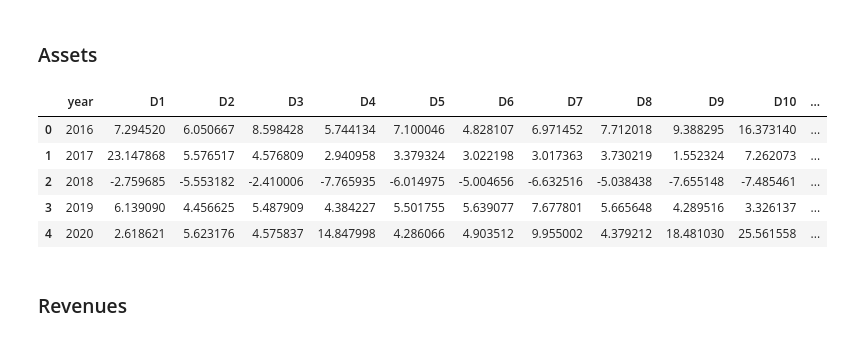
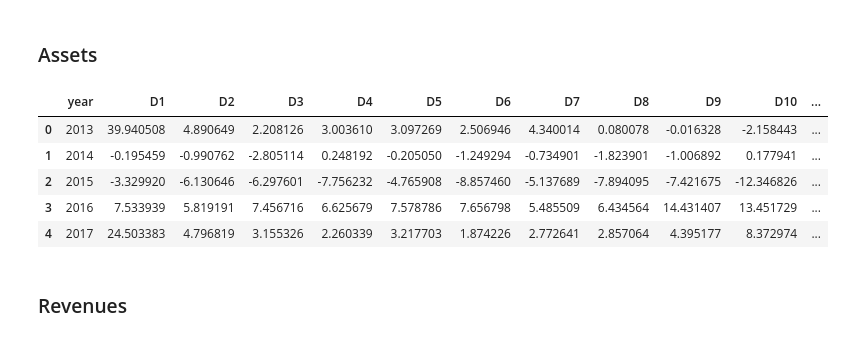
Before and after one commit to DominicPrenovost/AutoML-Practice, a Jupyter notebook: Target Net Income.ipynb, the cells around one changed output. Drawn from its saved outputs; the diff is of its cells as text; code cells hidden in the pictures.

```diff
--- a/Target Net Income.ipynb
+++ b/Target Net Income.ipynb
@@ -526,0 +530,4 @@ AutoML best model: Ensemble
+# %%
+predictions_df_assets = pd.read_csv('dfOriginal_NetInc_Pred_assets.csv')
+predictions_df_assets["date"] = pd.to_datetime(predictions_df_assets["date"])
+#predictions_df_assets.head()
@@ -781,4 +715,0 @@ predictions_df_all["date"] = pd.to_datetime(predictions_df_all["date"])
-# %%
-predictions_df_assets = pd.read_csv('df15Y_NetInc_Pred_assets.csv')
-predictions_df_assets["date"] = pd.to_datetime(predictions_df_assets["date"])
-#predictions_df_assets.head()
@@ -948,22 +867,22 @@ df_deciles_all.head()
 # %%
 df_deciles_assets = compute_decile_returns(
     predictions_df=predictions_df_assets,
     df_canada=df_canada,
     proba_col='prob_up',
     return_col='return_1q',
     aggregator='mean',
     decile_weights=[-0.25, -0.25, -0.25, -0.25, 0, 0, 0.25, 0.25, 0.25, 0.25],
-    #csv_path='DF15Y_NetInc_decile_returns_assets.csv'
+    csv_path='DFOriginal_NetInc_decile_returns_assets.csv'
 )
 
 df_deciles_assets.head()
 # %% [output]
 |  | year | D1 | D2 | D3 | D4 | D5 | D6 | D7 | D8 | D9 | D10 | ... |
-| 0 | 2016 | 7.294520 | 6.050667 | 8.598428 | 5.744134 | 7.100046 | 4.828107 | 6.971452 | 7.712018 | 9.388295 | 16.373140 | ... |
-| 1 | 2017 | 23.147868 | 5.576517 | 4.576809 | 2.940958 | 3.379324 | 3.022198 | 3.017363 | 3.730219 | 1.552324 | 7.262073 | ... |
-| 2 | 2018 | -2.759685 | -5.553182 | -2.410006 | -7.765935 | -6.014975 | -5.004656 | -6.632516 | -5.038438 | -7.655148 | -7.485461 | ... |
-| 3 | 2019 | 6.139090 | 4.456625 | 5.487909 | 4.384227 | 5.501755 | 5.639077 | 7.677801 | 5.665648 | 4.289516 | 3.326137 | ... |
-| 4 | 2020 | 2.618621 | 5.623176 | 4.575837 | 14.847998 | 4.286066 | 4.903512 | 9.955002 | 4.379212 | 18.481030 | 25.561558 | ... |
+| 0 | 2013 | 39.940508 | 4.890649 | 2.208126 | 3.003610 | 3.097269 | 2.506946 | 4.340014 | 0.080078 | -0.016328 | -2.158443 | ... |
+| 1 | 2014 | -0.195459 | -0.990762 | -2.805114 | 0.248192 | -0.205050 | -1.249294 | -0.734901 | -1.823901 | -1.006892 | 0.177941 | ... |
+| 2 | 2015 | -3.329920 | -6.130646 | -6.297601 | -7.756232 | -4.765908 | -8.857460 | -5.137689 | -7.894095 | -7.421675 | -12.346826 | ... |
+| 3 | 2016 | 7.533939 | 5.819191 | 7.456716 | 6.625679 | 7.578786 | 7.656798 | 5.485509 | 6.434564 | 14.431407 | 13.451729 | ... |
+| 4 | 2017 | 24.503383 | 4.796819 | 3.155326 | 2.260339 | 3.217703 | 1.874226 | 2.772641 | 2.857064 | 4.395177 | 8.372974 | ... |
 # %% [markdown]
 ### Revenues
 # %%
```
Also changed, not shown: parts of 40 cells of this notebook.
